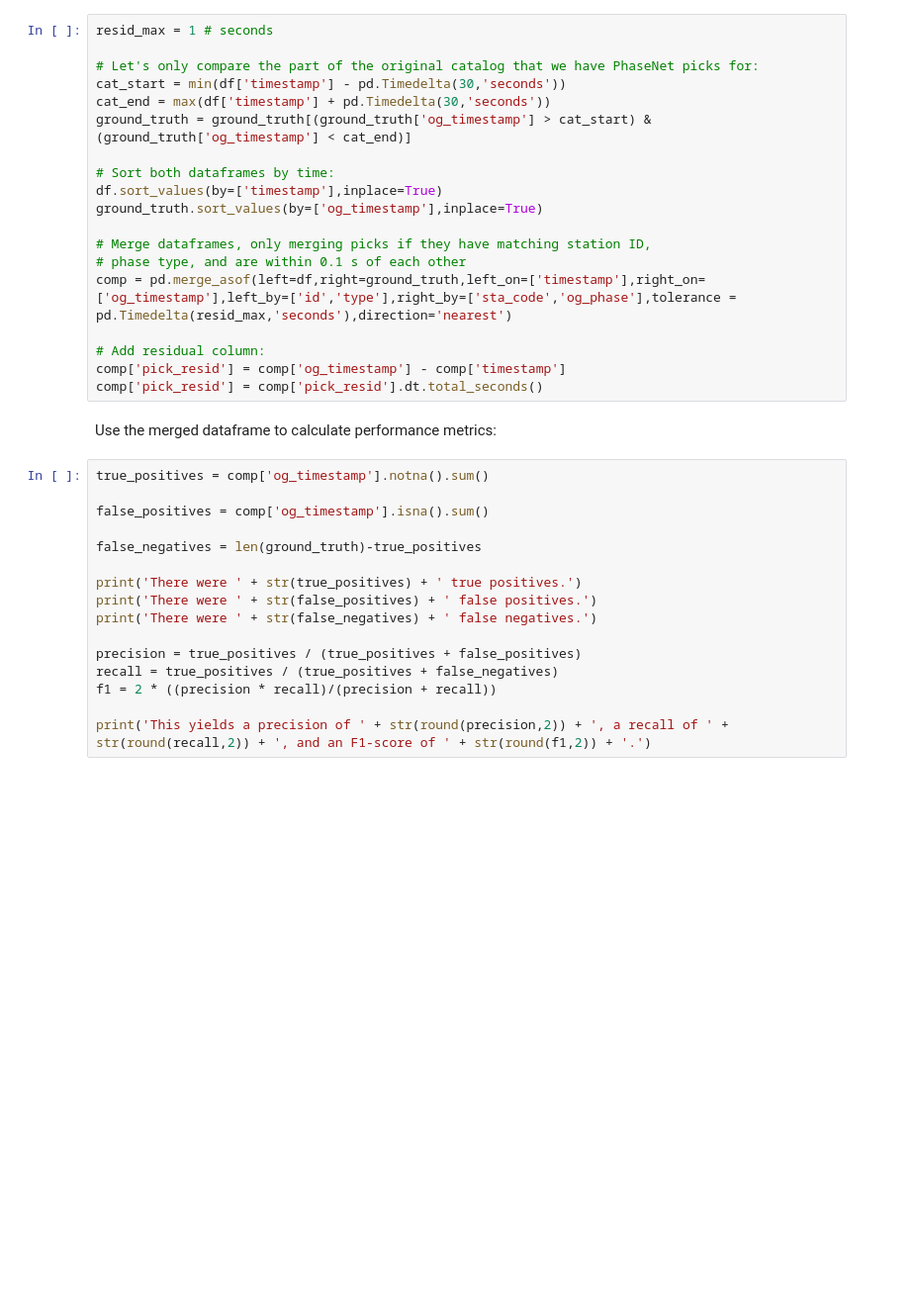
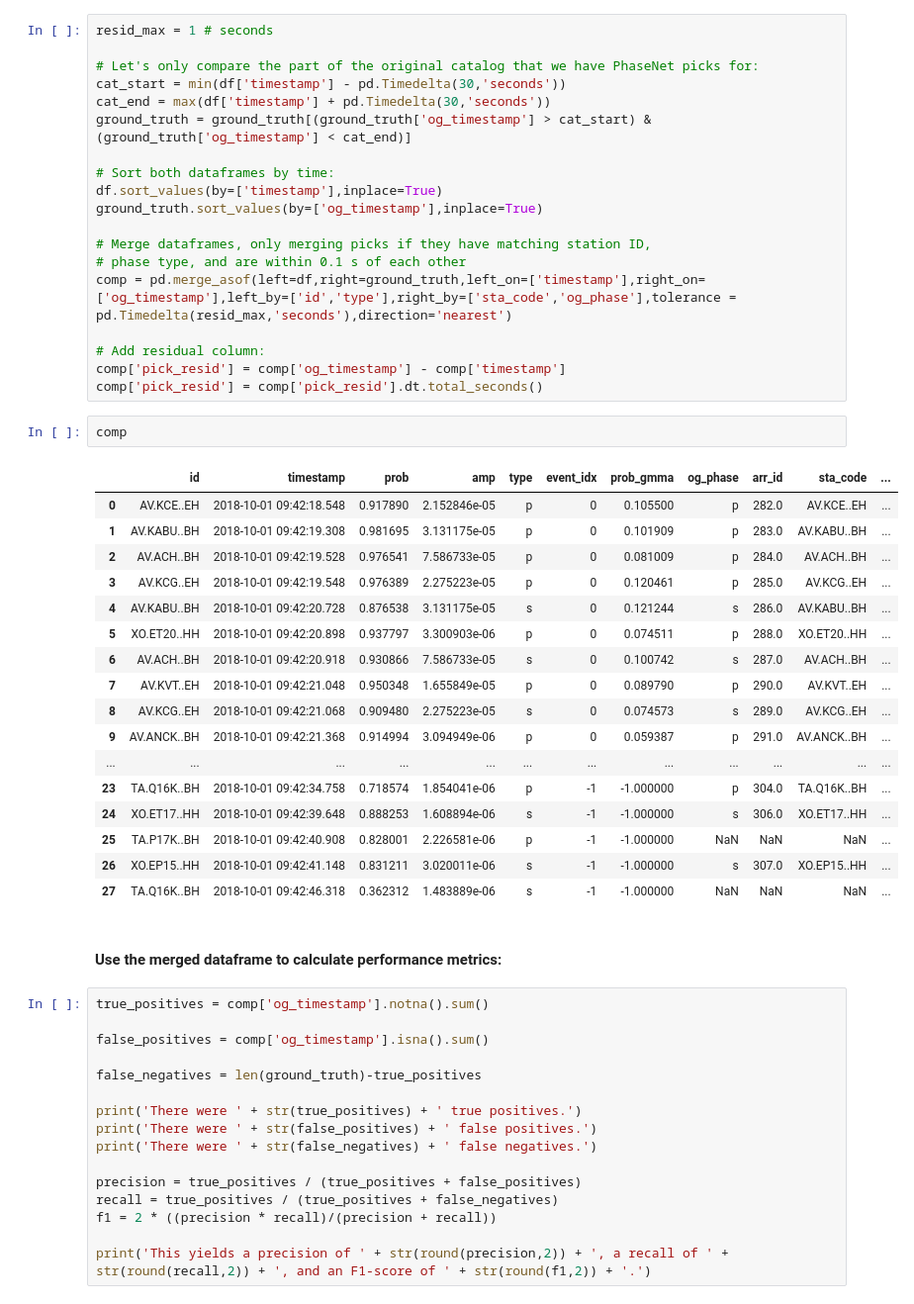
Before and after one commit to scottyhq/quakeflow-examples, a Jupyter notebook: evaluate_quakeflow.ipynb, the cells around one changed output. Shown at 99% size. Saved outputs shown, nothing was run; the diff lists cells and outputs as text; blank space fills up the shorter version.

```diff
--- a/evaluate_quakeflow.ipynb
+++ b/evaluate_quakeflow.ipynb
@@ -103,8 +112,28 @@ comp = pd.merge_asof(left=df,right=ground_truth,left_on=['timestamp'],right_on=[
 # Add residual column:
 comp['pick_resid'] = comp['og_timestamp'] - comp['timestamp']
 comp['pick_resid'] = comp['pick_resid'].dt.total_seconds()
+# %%
+comp
+# %% [output]
+|  | id | timestamp | prob | amp | type | event_idx | prob_gmma | og_phase | arr_id | sta_code | ... |
+| 0 | AV.KCE..EH | 2018-10-01 09:42:18.548 | 0.917890 | 2.152846e-05 | p | 0 | 0.105500 | p | 282.0 | AV.KCE..EH | ... |
+| 1 | AV.KABU..BH | 2018-10-01 09:42:19.308 | 0.981695 | 3.131175e-05 | p | 0 | 0.101909 | p | 283.0 | AV.KABU..BH | ... |
+| 2 | AV.ACH..BH | 2018-10-01 09:42:19.528 | 0.976541 | 7.586733e-05 | p | 0 | 0.081009 | p | 284.0 | AV.ACH..BH | ... |
+| 3 | AV.KCG..EH | 2018-10-01 09:42:19.548 | 0.976389 | 2.275223e-05 | p | 0 | 0.120461 | p | 285.0 | AV.KCG..EH | ... |
+| 4 | AV.KABU..BH | 2018-10-01 09:42:20.728 | 0.876538 | 3.131175e-05 | s | 0 | 0.121244 | s | 286.0 | AV.KABU..BH | ... |
+| 5 | XO.ET20..HH | 2018-10-01 09:42:20.898 | 0.937797 | 3.300903e-06 | p | 0 | 0.074511 | p | 288.0 | XO.ET20..HH | ... |
+| 6 | AV.ACH..BH | 2018-10-01 09:42:20.918 | 0.930866 | 7.586733e-05 | s | 0 | 0.100742 | s | 287.0 | AV.ACH..BH | ... |
+| 7 | AV.KVT..EH | 2018-10-01 09:42:21.048 | 0.950348 | 1.655849e-05 | p | 0 | 0.089790 | p | 290.0 | AV.KVT..EH | ... |
+| 8 | AV.KCG..EH | 2018-10-01 09:42:21.068 | 0.909480 | 2.275223e-05 | s | 0 | 0.074573 | s | 289.0 | AV.KCG..EH | ... |
+| 9 | AV.ANCK..BH | 2018-10-01 09:42:21.368 | 0.914994 | 3.094949e-06 | p | 0 | 0.059387 | p | 291.0 | AV.ANCK..BH | ... |
+| ... | ... | ... | ... | ... | ... | ... | ... | ... | ... | ... | ... |
+| 23 | TA.Q16K..BH | 2018-10-01 09:42:34.758 | 0.718574 | 1.854041e-06 | p | -1 | -1.000000 | p | 304.0 | TA.Q16K..BH | ... |
+| 24 | XO.ET17..HH | 2018-10-01 09:42:39.648 | 0.888253 | 1.608894e-06 | s | -1 | -1.000000 | s | 306.0 | XO.ET17..HH | ... |
+| 25 | TA.P17K..BH | 2018-10-01 09:42:40.908 | 0.828001 | 2.226581e-06 | p | -1 | -1.000000 | NaN | NaN | NaN | ... |
+| 26 | XO.EP15..HH | 2018-10-01 09:42:41.148 | 0.831211 | 3.020011e-06 | s | -1 | -1.000000 | s | 307.0 | XO.EP15..HH | ... |
+| 27 | TA.Q16K..BH | 2018-10-01 09:42:46.318 | 0.362312 | 1.483889e-06 | s | -1 | -1.000000 | NaN | NaN | NaN | ... |
 # %% [markdown]
-Use the merged dataframe to calculate performance metrics:
+#### Use the merged dataframe to calculate performance metrics:
 # %%
 true_positives = comp['og_timestamp'].notna().sum()
 
```
Also changed, not shown: parts of 2 cells of this notebook, 2 other files.
